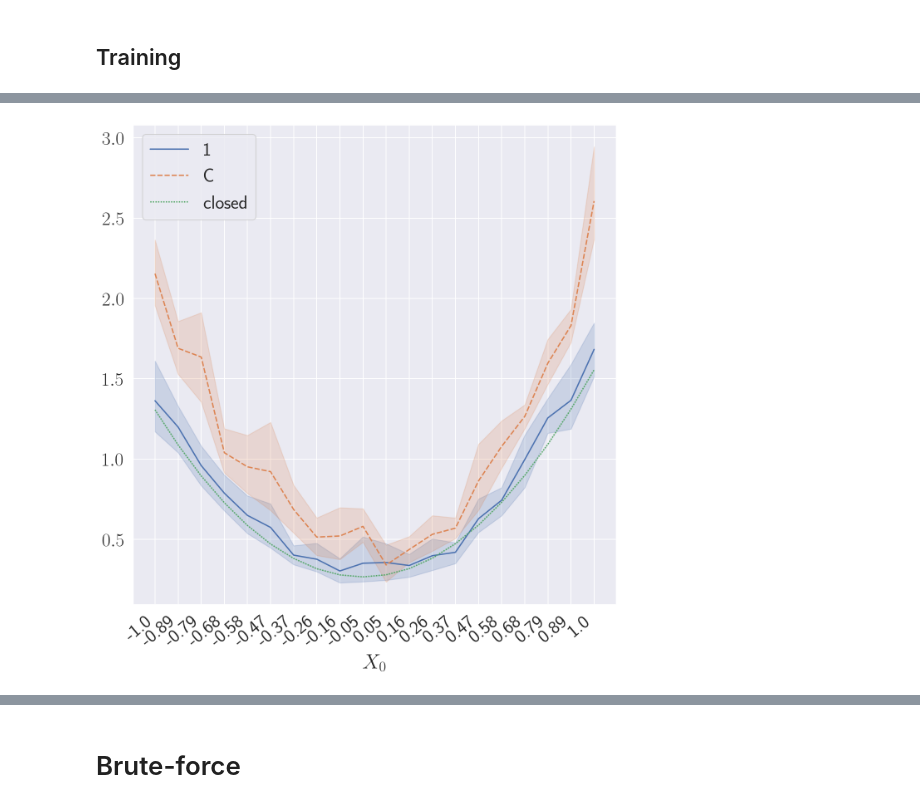
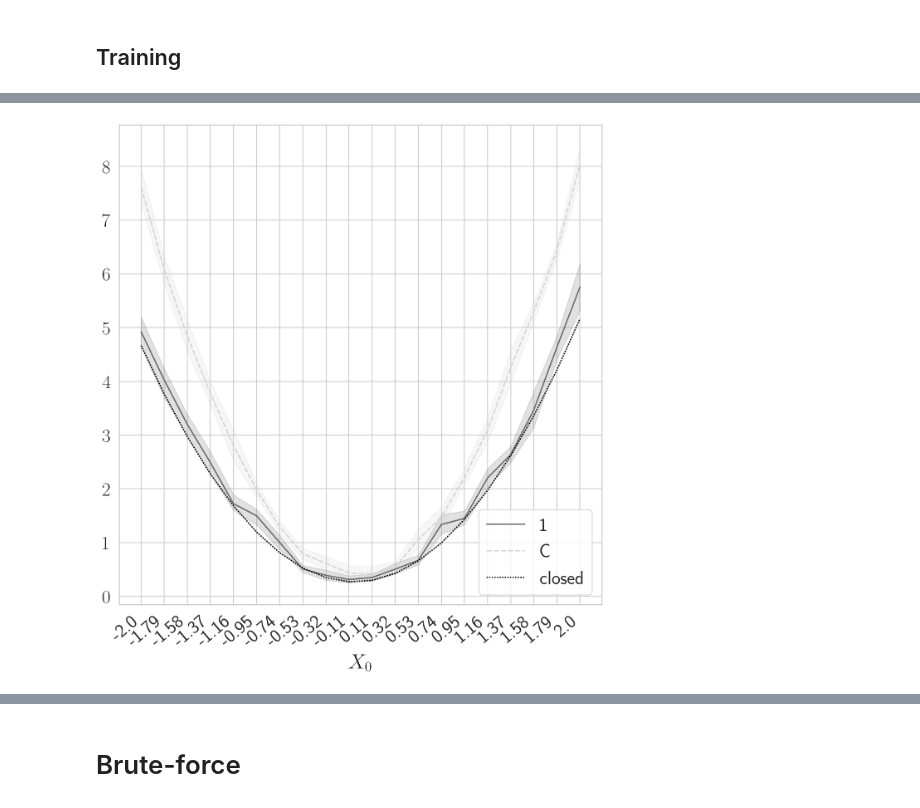
Before and after one commit to arashfahim/multiscale-PGM-for-stochastic-control, a Jupyter notebook: LQC/rewrite/LQC_Updated_v7.ipynb, the cells around one changed output, grey strips where cells are left out. Cells and saved outputs as stored; diff of their text form; code cells hidden in the pictures.

```diff
--- a/LQC/rewrite/LQC_Updated_v7.ipynb
+++ b/LQC/rewrite/LQC_Updated_v7.ipynb
@@ -243,7 +244,7 @@ https://www.wolframalpha.com/input?i=%5Cint+1%2F%28%28e%5E%7Bat%7D%2B+c+e%5E%7Bb
 #     'intervals' : None # a list of numbers between 0 to num_intervals-1
 #     }
 model_params = {
-    'num_samples':250,
+    'num_samples':100,
     'num_time_steps':10,
     'num_neurons_p':50,
     'num_neurons_v':10,
@@ -498,0 +515,15 @@ g.set_xticklabels([np.round(float(t.get_text()),2)  for t in g.get_xticklabels()
+# %%
+K = 10
+L = 10
+X = torch.linspace(-10.,10.,K)
+T = torch.zeros([K,1])
+tx = torch.concat((T,X.unsqueeze(-1)),dim=1)
+df_co = pd.DataFrame(np.zeros([K*L,2]),columns=[1,'closed']);
+for i,_ in df_co.iterrows():
+    for c in df_co.columns:
+        if c != 'closed':
+            df_co.loc[i,c] = lqsc.cost_eval(lqsc.policy,1,X[i%K],policy_update_lag=c).clone().detach().numpy()
+df_co['closed'] = list(solution(tx))*L
+df_co['index'] = [str(np.round(x,3)) for x in X.clone().detach().numpy()]*L
+df_co.set_index('index',inplace=True,drop=True)
+df_co
@@ -498,0 +549,8 @@ g.set_xticklabels([np.round(float(t.get_text()),2)  for t in g.get_xticklabels()
+# %%
+fig = plt.figure(figsize=(10,5),dpi=150);
+sns.set_style("whitegrid");
+g = sns.boxplot(data=df_box_co, y = 'rel_error', x = 'x', boxprops=dict(facecolor='none'));
+g.set_xticklabels(list(np.round(X.clone().detach().numpy(),2)));
+g.set_xlabel(r"$X_0$");
+g.set_xticklabels([np.round(float(t.get_text()),2)  for t in g.get_xticklabels()], rotation=40, ha="center");
+plt.tight_layout();
@@ -851,8 +911,9 @@ Training time= 49.873828172683716
 # %%
-df_ms = pd.DataFrame(np.zeros([K*L,3]),columns=[1,'C','closed']);
-for i,_ in df_ms.iterrows():
-    df_ms.loc[i,1] = ms1.cost_eval(ms1.policy,1,X[i%K]).clone().detach().numpy()
-    df_ms.loc[i,'C'] = lqsc.cost_eval(lqsc.policy,1,X[i%K]).clone().detach().numpy()
-df_ms['closed'] = list(solution(tx))*L
-df_ms['index'] = [str(np.round(x,3)) for x in X.clone().detach().numpy()]*L
-df_ms.set_index('index',inplace=True,drop=True)
+dfv_ms = pd.DataFrame(np.zeros([K1*L,3]),columns=[1,'C','closed']);
+for i,_ in dfv_ms.iterrows():
+    dfv_ms.loc[i,1] = ms1.cost_eval(ms1.policy,1,X1[i%K1]).clone().detach().numpy()
+    dfv_ms.loc[i,'C'] = lqsc.cost_eval(lqsc.policy,1,X1[i%K1]).clone().detach().numpy()
+dfv_ms['closed'] = list(solution(tx1))*L
+dfv_ms['index'] = [str(np.round(x,3)) for x in X1.clone().detach().numpy()]*L
+dfv_ms.set_index('index',inplace=True,drop=True)
+dfv_ms
@@ -859,11 +935,11 @@ df_ms.set_index('index',inplace=True,drop=True)
 # %%
 plt.figure(figsize=(10,10),dpi=150);
-g = sns.lineplot(data=df_ms);
-g.set_xticklabels(list(np.round(X.clone().detach().numpy(),2)));
+g = sns.lineplot(data=dfv_ms, palette=['dimgrey', 'lightgrey', 'black']);
+g.set_xticklabels(list(np.round(X1.clone().detach().numpy(),2)));
 g.set_xlabel(r"$X_0$");
 g.set_xticklabels([np.round(float(t.get_text()),2)  for t in g.get_xticklabels()], rotation=40, ha="right")
 s1 = str(model_params['num_samples'])
 s2 = str(ms1_model_params['num_samples'])
 plt.savefig(s1+"_"+s2+version+".png")
 # %% [output]
-[figure, old version]
+[figure, new version]
```
Also changed, not shown: parts of 25 cells of this notebook, 11 other files.
